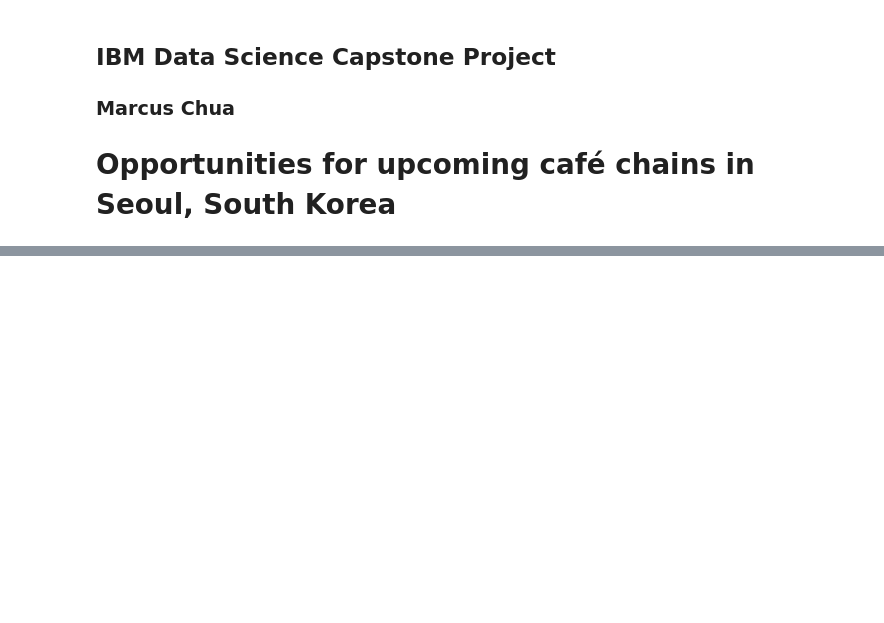
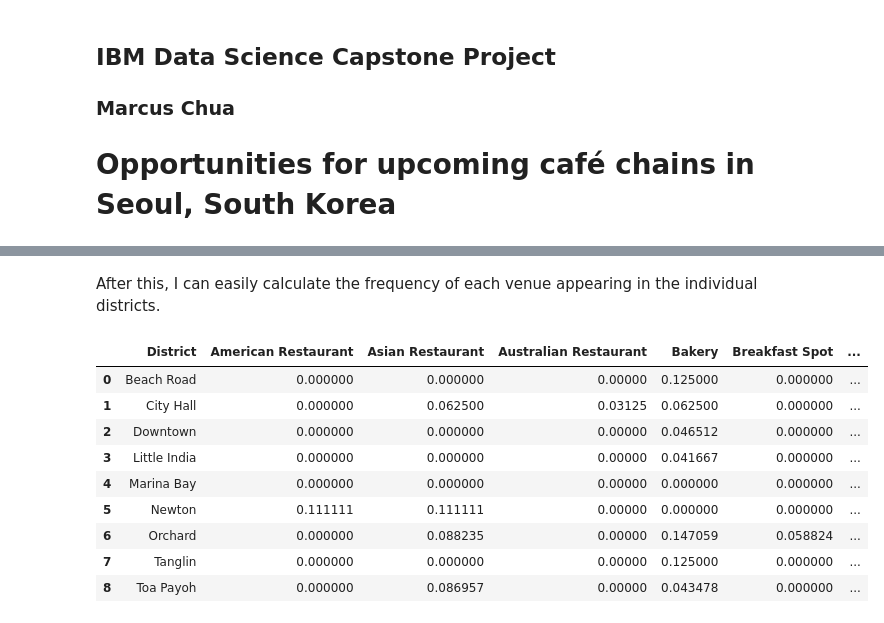
Before and after one commit to marcuschj/Coursera_Capstone, a Jupyter notebook: Capstone_Coursera_Notebook.ipynb, the cells around one changed output, grey strips where cells are left out. Drawn from its saved outputs; the diff is of its cells as text; code cells hidden in the pictures; blank space fills up the shorter version.

```diff
--- a/Capstone_Coursera_Notebook.ipynb
+++ b/Capstone_Coursera_Notebook.ipynb
@@ -34,0 +370,10 @@ Finally, the data will be analysed using clustering methods and visualised with
+# %%
+# Using one-hot encoding to convert the venue categories into vectors
+sg_onehot = pd.get_dummies(sg_district_food_venues[['Venue Category']], prefix="", prefix_sep="")
+
+sg_onehot['District'] = sg_district_food_venues['District']
+# move district column to the first column
+fixed_columns = [sg_onehot.columns[-1]] + list(sg_onehot.columns[:-1])
+sg_onehot = sg_onehot[fixed_columns]
+
+sg_onehot.head()
@@ -34,0 +387,17 @@ Finally, the data will be analysed using clustering methods and visualised with
+# %% [markdown]
+After this, I can easily calculate the frequency of each venue appearing in the individual districts.
+# %%
+# Calculating frequency of the venues in each district
+sg_grouped = sg_onehot.groupby('District').mean().reset_index()
+sg_grouped
+# %% [output]
+|  | District | American Restaurant | Asian Restaurant | Australian Restaurant | Bakery | Breakfast Spot | ... |
+| 0 | Beach Road | 0.000000 | 0.000000 | 0.00000 | 0.125000 | 0.000000 | ... |
+| 1 | City Hall | 0.000000 | 0.062500 | 0.03125 | 0.062500 | 0.000000 | ... |
+| 2 | Downtown | 0.000000 | 0.000000 | 0.00000 | 0.046512 | 0.000000 | ... |
+| 3 | Little India | 0.000000 | 0.000000 | 0.00000 | 0.041667 | 0.000000 | ... |
+| 4 | Marina Bay | 0.000000 | 0.000000 | 0.00000 | 0.000000 | 0.000000 | ... |
+| 5 | Newton | 0.111111 | 0.111111 | 0.00000 | 0.000000 | 0.000000 | ... |
+| 6 | Orchard | 0.000000 | 0.088235 | 0.00000 | 0.147059 | 0.058824 | ... |
+| 7 | Tanglin | 0.000000 | 0.000000 | 0.00000 | 0.125000 | 0.000000 | ... |
+| 8 | Toa Payoh | 0.000000 | 0.086957 | 0.00000 | 0.043478 | 0.000000 | ... |
```
Also changed, not shown: parts of 52 cells of this notebook.
